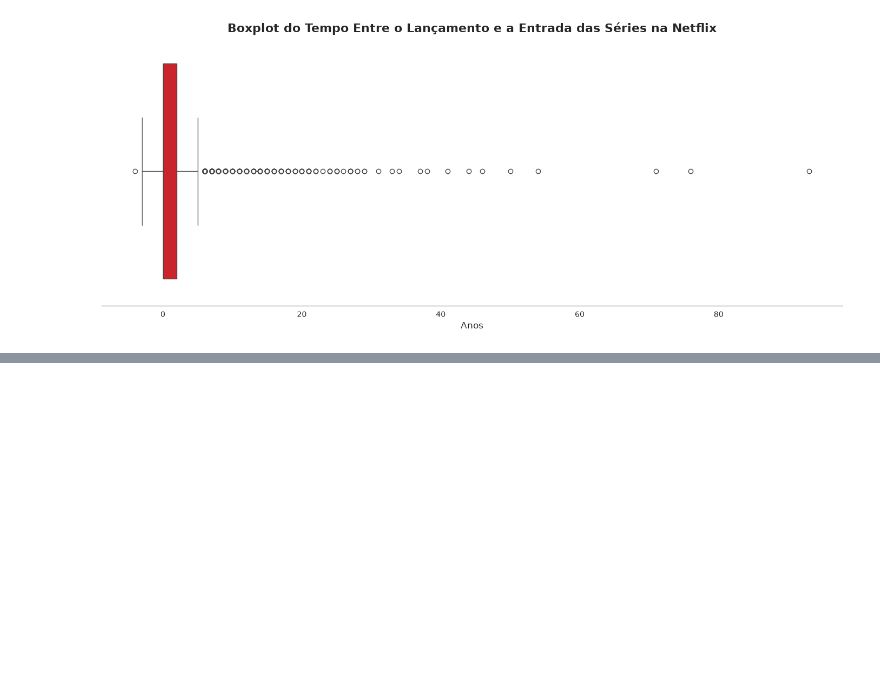
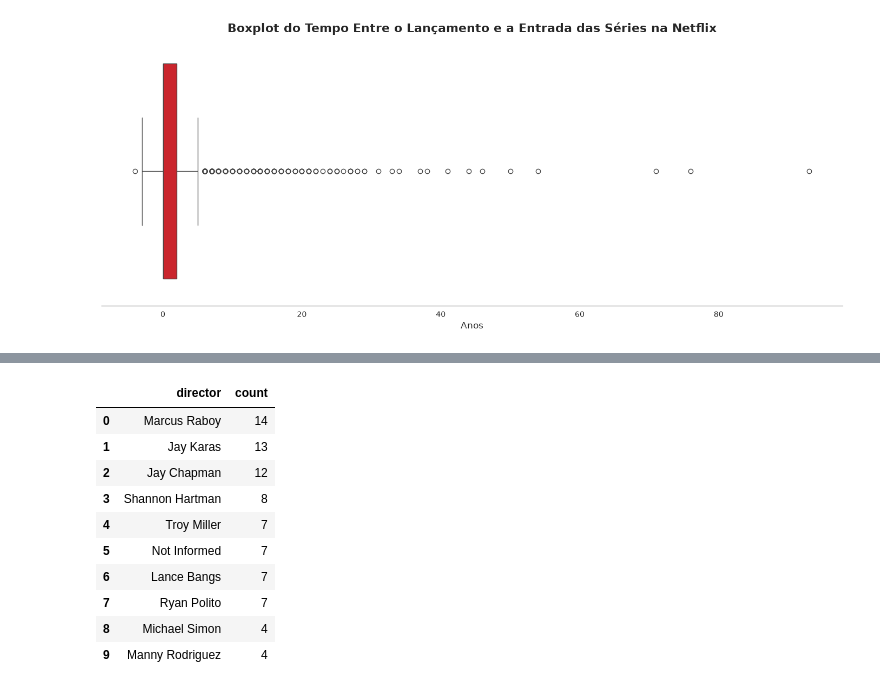
Before and after one commit to thiagoishie/netflix, a Jupyter notebook: notebooks/ETL_EDA.ipynb, the cells around one changed output, grey strips where cells are left out. Cells and saved outputs as stored; diff of their text form; code cells hidden in the pictures; blank space fills up the shorter version.

```diff
--- a/notebooks/ETL_EDA.ipynb
+++ b/notebooks/ETL_EDA.ipynb
@@ -1598,0 +1678,17 @@ plt.show()
+# %%
+### buscar os diretores de Stand-Up Comedy
+
+hollywood_standup = hollywood[hollywood['listed_in'].str.contains('Stand-Up Comedy', na=False)]
+hollywood_standup.director.value_counts().reset_index().head(10)
+# %% [output]
+|  | director | count |
+| 0 | Marcus Raboy | 14 |
+| 1 | Jay Karas | 13 |
+| 2 | Jay Chapman | 12 |
+| 3 | Shannon Hartman | 8 |
+| 4 | Troy Miller | 7 |
+| 5 | Not Informed | 7 |
+| 6 | Lance Bangs | 7 |
+| 7 | Ryan Polito | 7 |
+| 8 | Michael Simon | 4 |
+| 9 | Manny Rodriguez | 4 |
```
Also changed, not shown: parts of 14 cells of this notebook, 2 other files.
